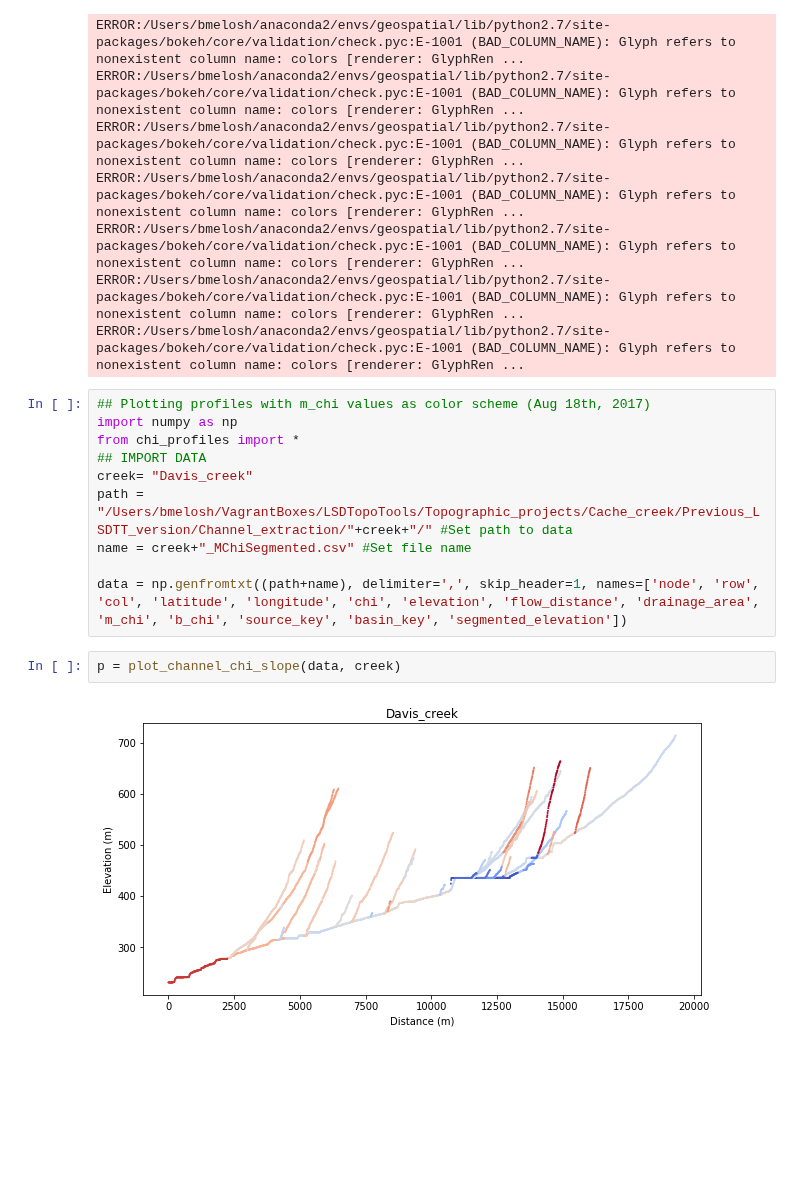
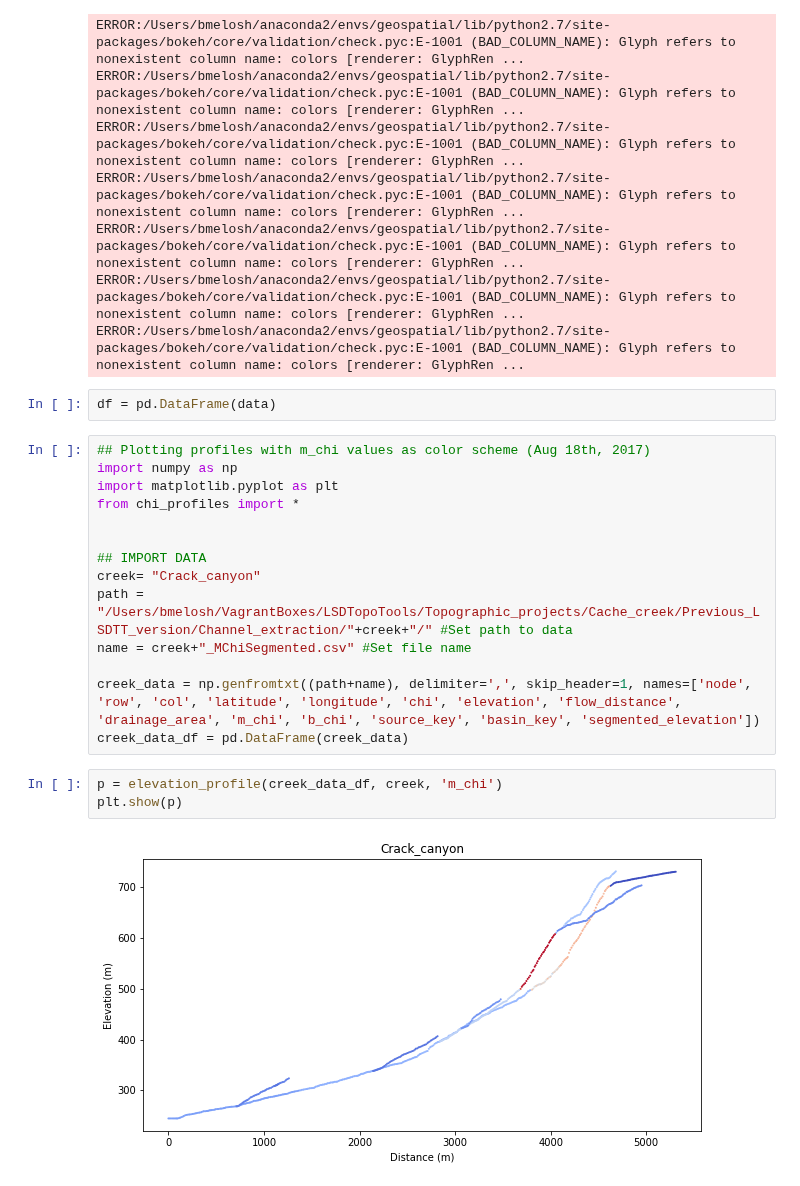
Before and after one commit to BenjiDa/ProfileTools, a Jupyter notebook: Channel_profiles.ipynb, the cells around one changed output. Drawn from its saved outputs; the diff is of its cells as text; blank space fills up the shorter version.

Commit message:
making map/profile plot getting ready for interactive plot

```diff
--- a/Channel_profiles.ipynb
+++ b/Channel_profiles.ipynb
@@ -246,17 +249,24 @@ ERROR:/Users/bmelosh/anaconda2/envs/geospatial/lib/python2.7/site-packages/bokeh
 ERROR:/Users/bmelosh/anaconda2/envs/geospatial/lib/python2.7/site-packages/bokeh/core/validation/check.pyc:E-1001 (BAD_COLUMN_NAME): Glyph refers to nonexistent column name: colors [renderer: GlyphRen ...
 ERROR:/Users/bmelosh/anaconda2/envs/geospatial/lib/python2.7/site-packages/bokeh/core/validation/check.pyc:E-1001 (BAD_COLUMN_NAME): Glyph refers to nonexistent column name: colors [renderer: GlyphRen ...
 ERROR:/Users/bmelosh/anaconda2/envs/geospatial/lib/python2.7/site-packages/bokeh/core/validation/check.pyc:E-1001 (BAD_COLUMN_NAME): Glyph refers to nonexistent column name: colors [renderer: GlyphRen ...
+# %%
+df = pd.DataFrame(data)
 # %%
 ## Plotting profiles with m_chi values as color scheme (Aug 18th, 2017)
 import numpy as np
+import matplotlib.pyplot as plt
 from chi_profiles import *
+
+
 ## IMPORT DATA
-creek= "Davis_creek"
+creek= "Crack_canyon"
 path = "/Users/bmelosh/VagrantBoxes/LSDTopoTools/Topographic_projects/Cache_creek/Previous_LSDTT_version/Channel_extraction/"+creek+"/" #Set path to data
 name = creek+"_MChiSegmented.csv" #Set file name
 
-data = np.genfromtxt((path+name), delimiter=',', skip_header=1, names=['node', 'row', 'col', 'latitude', 'longitude', 'chi', 'elevation', 'flow_distance', 'drainage_area', 'm_chi', 'b_chi', 'source_key', 'basin_key', 'segmented_elevation'])
+creek_data = np.genfromtxt((path+name), delimiter=',', skip_header=1, names=['node', 'row', 'col', 'latitude', 'longitude', 'chi', 'elevation', 'flow_distance', 'drainage_area', 'm_chi', 'b_chi', 'source_key', 'basin_key', 'segmented_elevation'])
+creek_data_df = pd.DataFrame(creek_data)
-# %%
-p = plot_channel_chi_slope(data, creek)
-# %% [output]
-[figure, removed]
+# %%
+p = elevation_profile(creek_data_df, creek, 'm_chi')
+plt.show(p)
+# %% [output]
+[figure, added]
```
Also changed, not shown: parts of 12 cells of this notebook, 1 other file.
